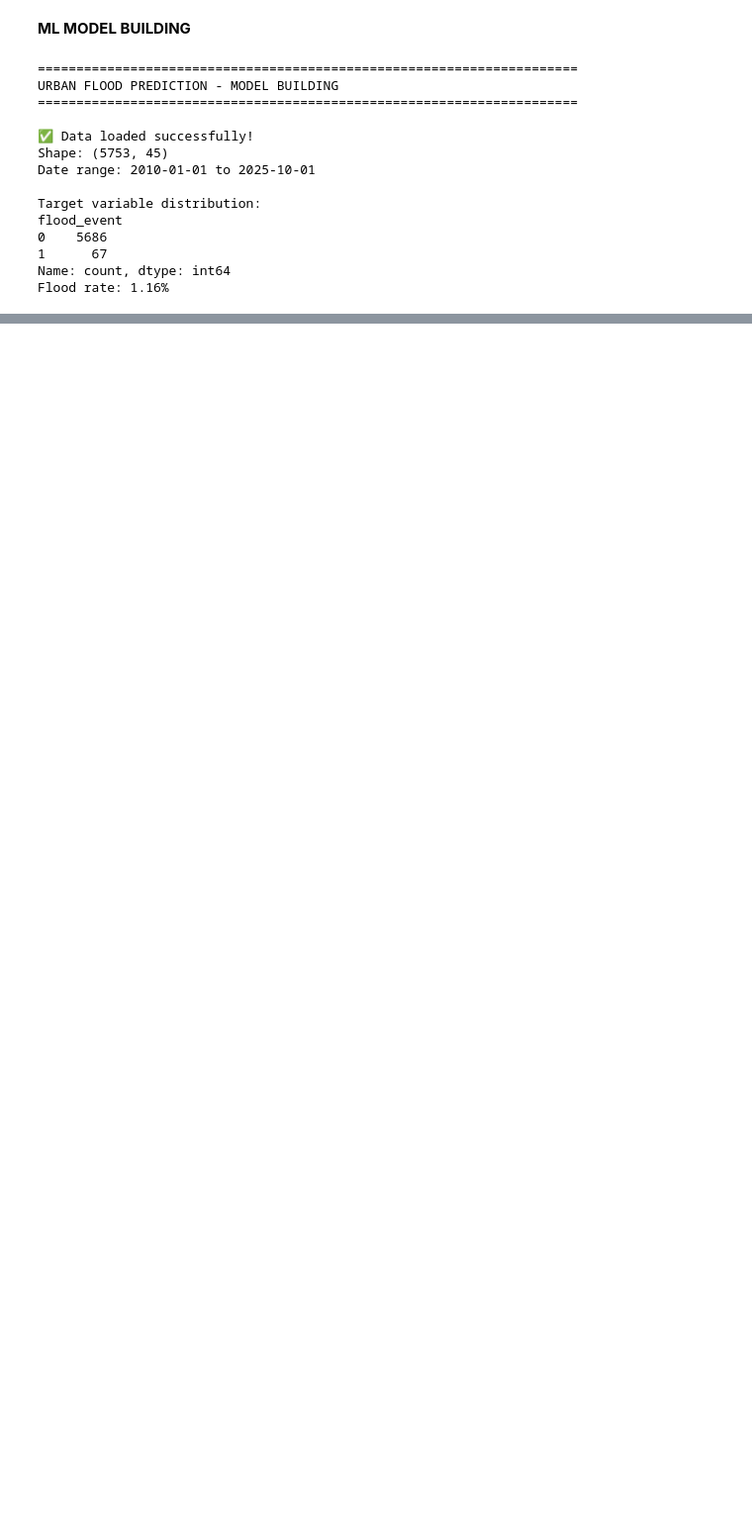
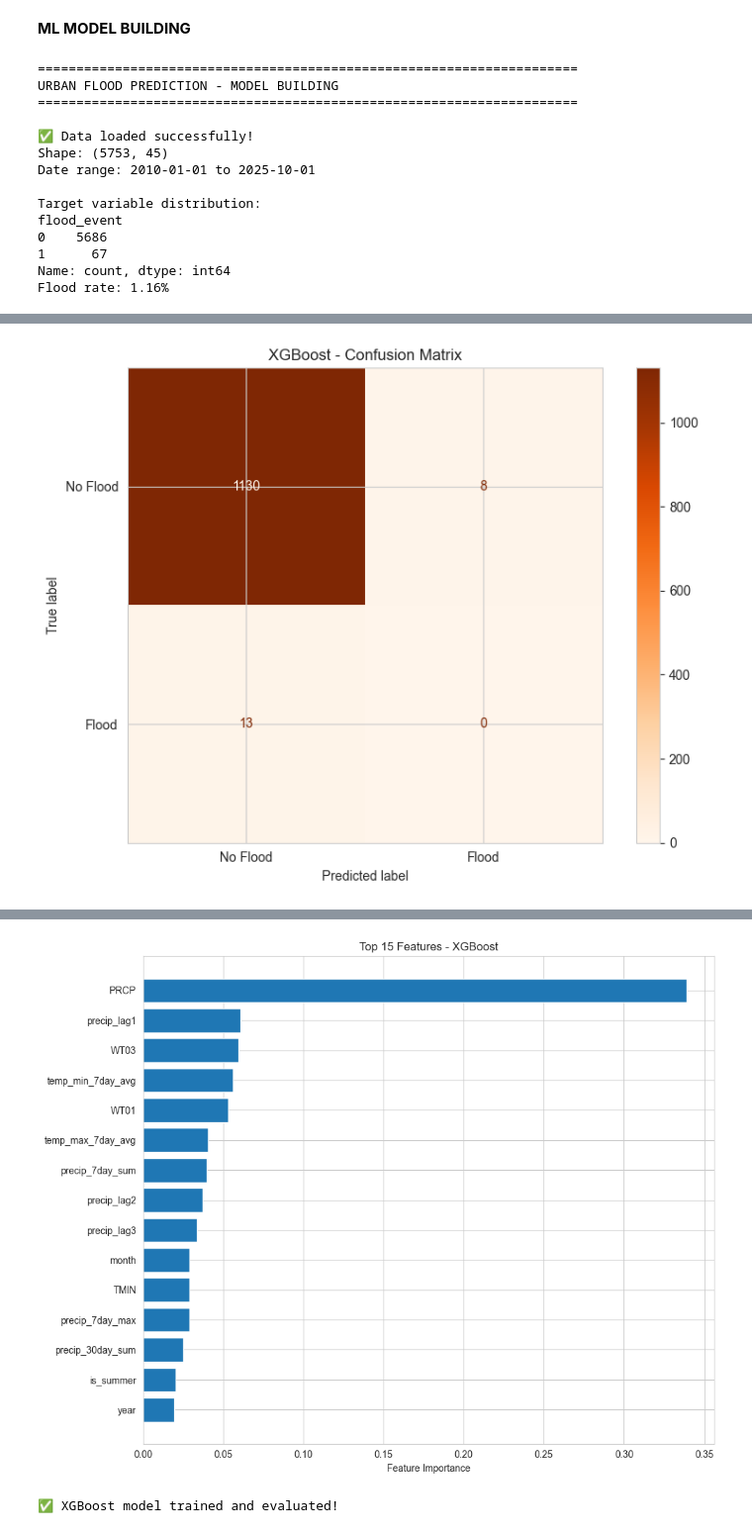
Before and after one commit to SubramaniMokkala/urban-flood-prediction, a Jupyter notebook: notebooks/02_model_building.ipynb, the cells around one changed output, grey strips where cells are left out. Shown: that part at 99% size. Cells and saved outputs as stored; diff of their text form; code cells hidden in the pictures; blank space fills up the shorter version.

```diff
--- a/notebooks/02_model_building.ipynb
+++ b/notebooks/02_model_building.ipynb
@@ -43,0 +314,70 @@ Flood rate: 1.16%
+# %%
+import xgboost as xgb
+
+print("\n" + "="*70)
+print("MODEL 3: XGBOOST")
+print("="*70)
+
+# Calculate scale_pos_weight for class imbalance
+scale_pos_weight = (y_train == 0).sum() / (y_train == 1).sum()
+print(f"\nClass imbalance ratio: {scale_pos_weight:.2f}")
+
+# Train model
+xgb_model = xgb.XGBClassifier(
+    n_estimators=100,
+    max_depth=7,
+    learning_rate=0.1,
+    random_state=42,
+    scale_pos_weight=scale_pos_weight,  # Handle imbalance
+    eval_metric='logloss'
+)
+
+print("\nTraining XGBoost (this may take a minute)...")
+xgb_model.fit(X_train, y_train)
+
+# Predictions
+xgb_pred = xgb_model.predict(X_test)
+xgb_pred_proba = xgb_model.predict_proba(X_test)[:, 1]
+
+# Evaluation
+print("\n" + "-"*70)
+print("XGBOOST RESULTS")
+print("-"*70)
+print("\nClassification Report:")
+print(classification_report(y_test, xgb_pred, target_names=['No Flood', 'Flood']))
+
+print(f"\nROC-AUC Score: {roc_auc_score(y_test, xgb_pred_proba):.4f}")
+
+# Confusion Matrix
+fig, ax = plt.subplots(1, 1, figsize=(8, 6))
+cm = confusion_matrix(y_test, xgb_pred)
+disp = ConfusionMatrixDisplay(confusion_matrix=cm, display_labels=['No Flood', 'Flood'])
+disp.plot(ax=ax, cmap='Oranges')
+ax.set_title('XGBoost - Confusion Matrix')
+plt.tight_layout()
+plt.savefig('../results/visualizations/xgb_confusion_matrix.png', dpi=300, bbox_inches='tight')
+plt.show()
+
+# Feature Importance
+print("\nTop 15 Most Important Features:")
+feature_importance_xgb = pd.DataFrame({
+    'feature': X.columns,
+    'importance': xgb_model.feature_importances_
+}).sort_values('importance', ascending=False)
+
+print(feature_importance_xgb.head(15))
+
+# Plot feature importance
+plt.figure(figsize=(10, 8))
+top_features_xgb = feature_importance_xgb.head(15)
+plt.barh(range(len(top_features_xgb)), top_features_xgb['importance'])
+plt.yticks(range(len(top_features_xgb)), top_features_xgb['feature'])
+plt.xlabel('Feature Importance')
+plt.title('Top 15 Features - XGBoost')
+plt.gca().invert_yaxis()
+plt.tight_layout()
+plt.savefig('../results/visualizations/xgb_feature_importance.png', dpi=300, bbox_inches='tight')
+plt.show()
+
+print("\n✅ XGBoost model trained and evaluated!")
+# %% [output]
@@ -43,0 +401 @@ Flood rate: 1.16%
+[figure, added]
@@ -43,0 +419,2 @@ Flood rate: 1.16%
+[figure, added]
+✅ XGBoost model trained and evaluated!
```
Also changed, not shown: parts of 14 cells of this notebook, 7 other files.
